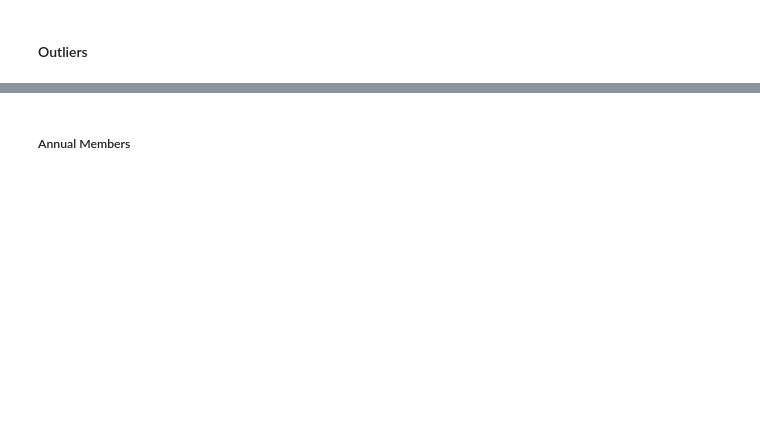
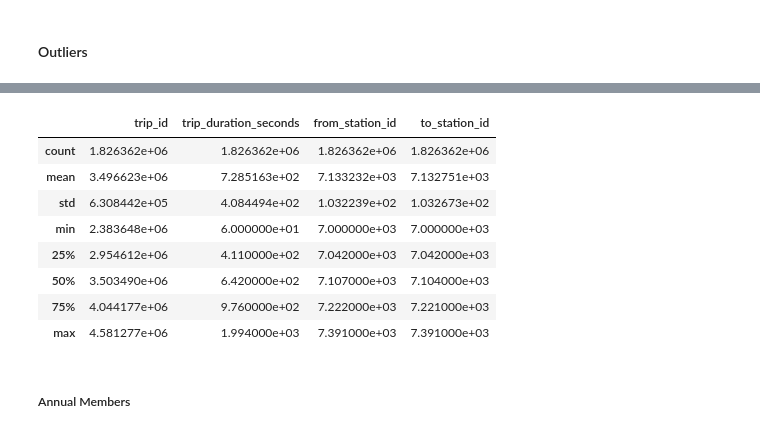
Before and after one commit to jnnhuynh-web/CitiBike, a Jupyter notebook: static/data/Rideshare.ipynb, the cells around one changed output, grey strips where cells are left out. Cells and saved outputs as stored; diff of their text form; code cells hidden in the pictures; blank space fills up the shorter version.

```diff
--- a/static/data/Rideshare.ipynb
+++ b/static/data/Rideshare.ipynb
@@ -649,3 +777,15 @@ plt.show()
+# %%
+toronto_ridership_pd.describe()
+# %% [output]
+|  | trip_id | trip_duration_seconds | from_station_id | to_station_id |
+| count | 1.826362e+06 | 1.826362e+06 | 1.826362e+06 | 1.826362e+06 |
+| mean | 3.496623e+06 | 7.285163e+02 | 7.133232e+03 | 7.132751e+03 |
+| std | 6.308442e+05 | 4.084494e+02 | 1.032239e+02 | 1.032673e+02 |
+| min | 2.383648e+06 | 6.000000e+01 | 7.000000e+03 | 7.000000e+03 |
+| 25% | 2.954612e+06 | 4.110000e+02 | 7.042000e+03 | 7.042000e+03 |
+| 50% | 3.503490e+06 | 6.420000e+02 | 7.107000e+03 | 7.104000e+03 |
+| 75% | 4.044177e+06 | 9.760000e+02 | 7.222000e+03 | 7.221000e+03 |
+| max | 4.581277e+06 | 1.994000e+03 | 7.391000e+03 | 7.391000e+03 |
 # %% [markdown]
 ##### Annual Members
 # %%
```
Also changed, not shown: parts of 26 cells of this notebook, 3 other files.
